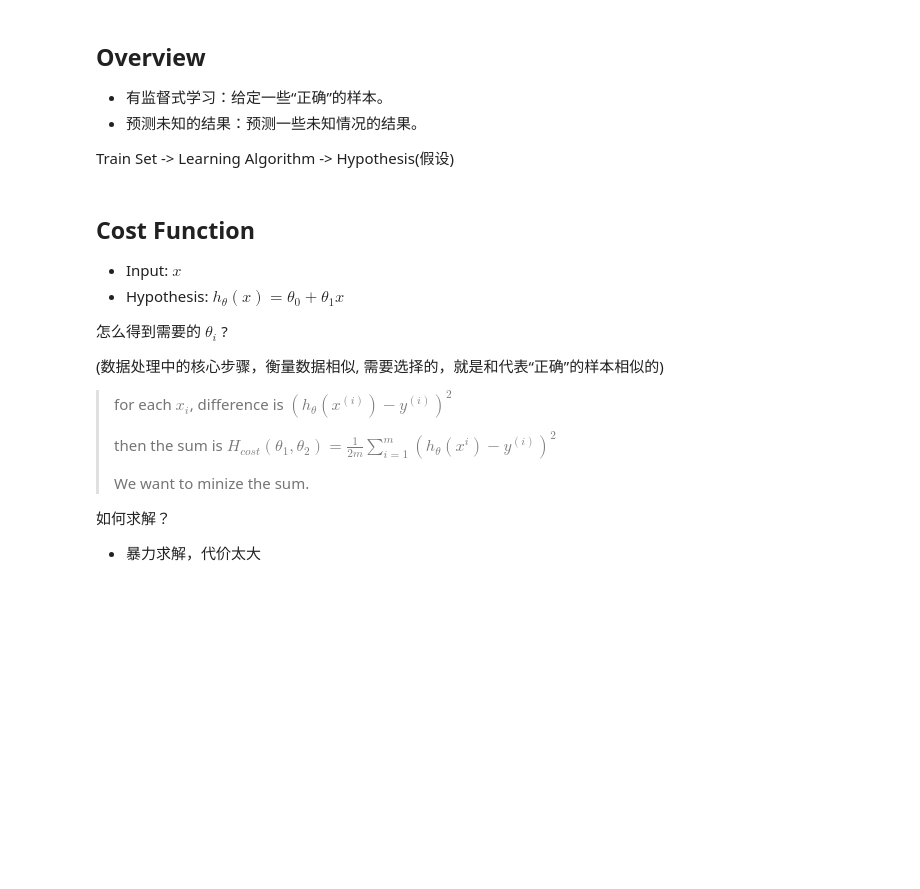
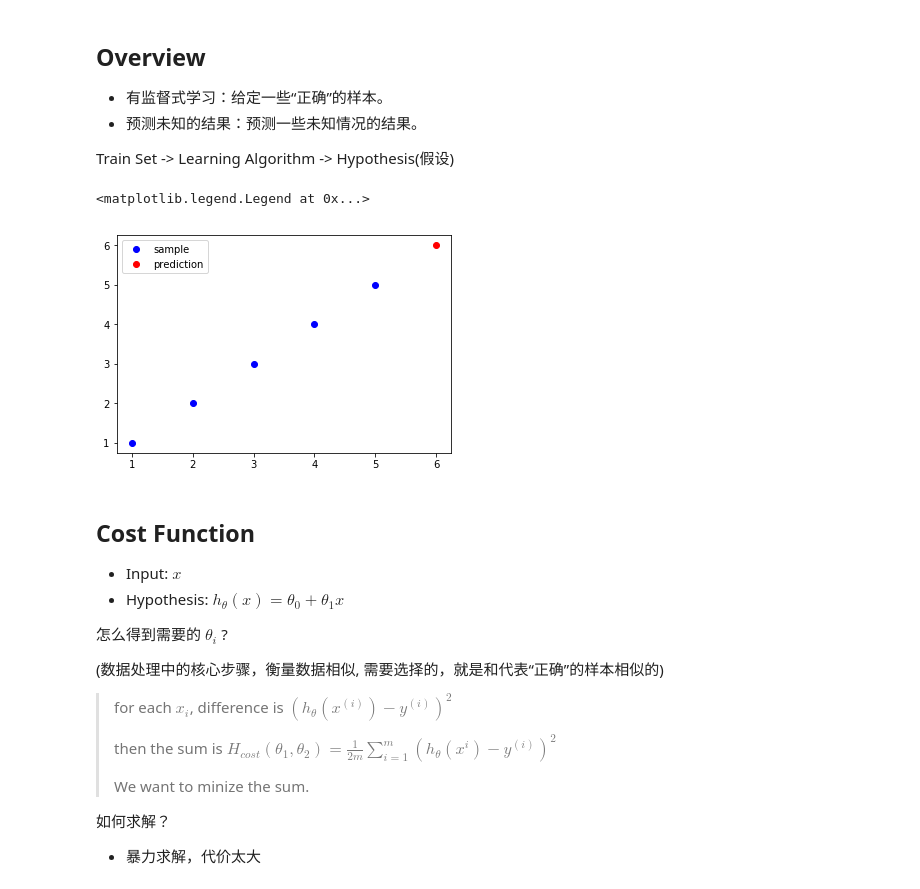
Before and after one commit to oYOvOYo/SYSU-Software-Engineering, a Jupyter notebook: 1.linear_regression.ipynb, the cells around one changed output. Saved outputs shown, nothing was run; the diff lists cells and outputs as text; code cells hidden in the pictures; blank space fills up the shorter version.

```diff
--- a/1.linear_regression.ipynb
+++ b/1.linear_regression.ipynb
@@ -11,3 +17,12 @@ Train Set -> Learning Algorithm -> Hypothesis(假设)
+# %%
+x = [1, 2, 3, 4, 5]
+y = [1, 2, 3, 4, 5]
+plt.plot(x, y, 'ro', color='b', label="sample")
+plt.plot([6], [6], 'ro', color='r', label="prediction")
+plt.legend(loc="upper left")
+# %% [output]
+<matplotlib.legend.Legend at 0x...>
+[figure, added]
 # %% [markdown]
 ## Cost Function
 
```
Also changed, not shown: parts of 3 cells of this notebook.
